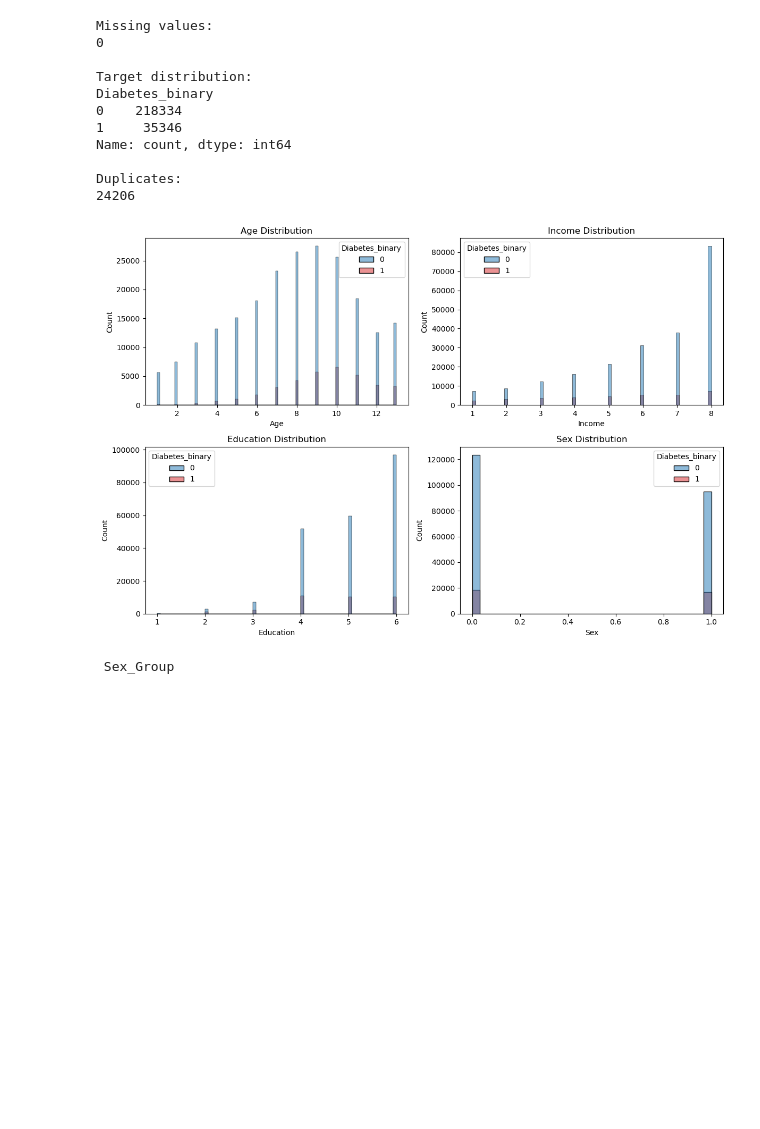
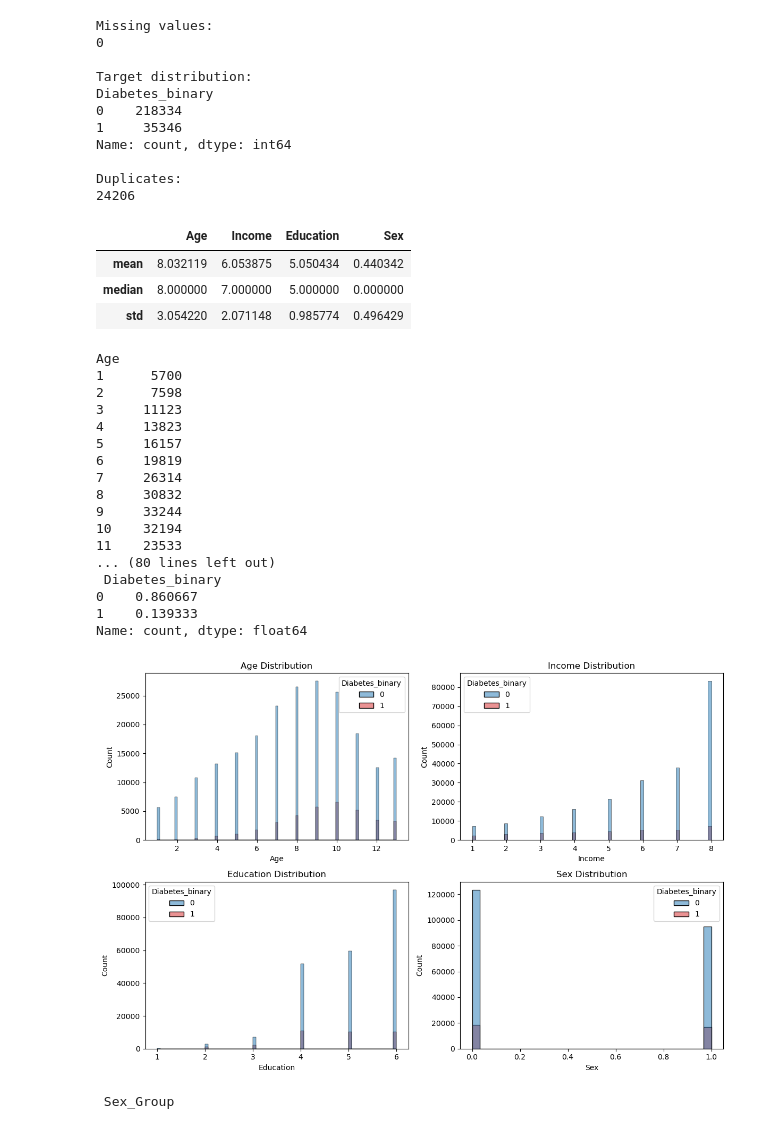
Before and after one commit to emurilloreyes/demographic-diabetes-calibration, a Jupyter notebook: notebooks/01_data_exploration.ipynb, the cells around one changed output. Cells and saved outputs as stored; diff of their text form; code cells hidden in the pictures; blank space fills up the shorter version.

Commit message:
Variable Balance

```diff
--- a/notebooks/01_data_exploration.ipynb
+++ b/notebooks/01_data_exploration.ipynb
@@ -95,15 +95,50 @@ Duplicates:
 # %%
 import matplotlib.pyplot as plt
 import seaborn as sns
-#Visualize feature distributions
+
 demographic_features = ["Age", "Income", "Education", "Sex"]
+display(df[demographic_features].agg(["mean", "median", "std"]))
+
+# Check feature balance
+for feature in demographic_features:
+    feature_counts = df[feature].value_counts().sort_index()
+    print(feature_counts)
+    print("\nFeature Proportions:\n", (feature_counts / len(df)))
+    print()
+# Check target balance
+target_counts = df["Diabetes_binary"].value_counts().sort_index()
+print(target_counts)
+print("\nProportions:\n", (target_counts / len(df)))
+
+# Visualize feature distributions
 fig, axes = plt.subplots(2, 2, figsize=(12, 8))
 for feature, ax in zip(demographic_features, axes.ravel()):
     sns.histplot(data=df, x=feature, hue="Diabetes_binary", ax=ax, palette={0: "tab:blue", 1: "tab:red"})
     ax.set_title(f"{feature} Distribution")
 plt.tight_layout();
 plt.show()
 # %% [output]
+|  | Age | Income | Education | Sex |
+| mean | 8.032119 | 6.053875 | 5.050434 | 0.440342 |
+| median | 8.000000 | 7.000000 | 5.000000 | 0.000000 |
+| std | 3.054220 | 2.071148 | 0.985774 | 0.496429 |
+Age
+1      5700
+2      7598
+3     11123
+4     13823
+5     16157
+6     19819
+7     26314
+8     30832
+9     33244
+10    32194
+11    23533
+... (80 lines left out)
+ Diabetes_binary
+0    0.860667
+1    0.139333
+Name: count, dtype: float64
 [figure]
 # %%
 # Make the dataframes for 4 social econoimic groups. We wanna check if there is sufficient data in each of these subgroups to be able train good models.
```
